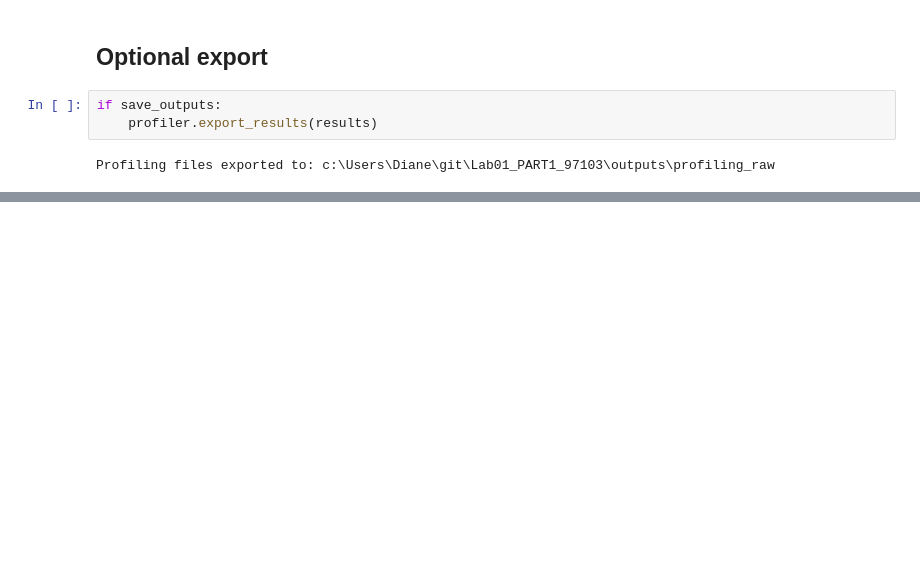
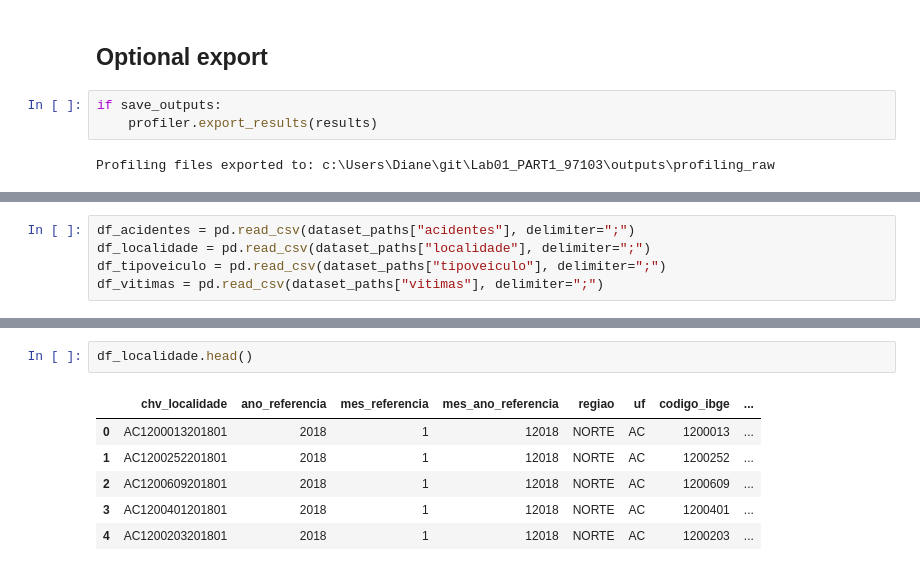
Before and after one commit to dianedeps/Lab01_PART1_97103, a Jupyter notebook: notebooks/02_raw_data_profiling.ipynb, the cells around one changed output, grey strips where cells are left out. Saved outputs shown, nothing was run; the diff lists cells and outputs as text; blank space fills up the shorter version.

```diff
--- a/notebooks/03_raw_data_profiling.ipynb
+++ b/notebooks/02_raw_data_profiling.ipynb
@@ -240,0 +229,5 @@ Profiling files exported to: c:\Users\Diane\git\Lab01_PART1_97103\outputs\profil
+# %%
+df_acidentes = pd.read_csv(dataset_paths["acidentes"], delimiter=";")
+df_localidade = pd.read_csv(dataset_paths["localidade"], delimiter=";")
+df_tipoveiculo = pd.read_csv(dataset_paths["tipoveiculo"], delimiter=";")
+df_vitimas = pd.read_csv(dataset_paths["vitimas"], delimiter=";")
@@ -240,0 +248,9 @@ Profiling files exported to: c:\Users\Diane\git\Lab01_PART1_97103\outputs\profil
+# %%
+df_localidade.head()
+# %% [output]
+|  | chv_localidade | ano_referencia | mes_referencia | mes_ano_referencia | regiao | uf | codigo_ibge | ... |
+| 0 | AC1200013201801 | 2018 | 1 | 12018 | NORTE | AC | 1200013 | ... |
+| 1 | AC1200252201801 | 2018 | 1 | 12018 | NORTE | AC | 1200252 | ... |
+| 2 | AC1200609201801 | 2018 | 1 | 12018 | NORTE | AC | 1200609 | ... |
+| 3 | AC1200401201801 | 2018 | 1 | 12018 | NORTE | AC | 1200401 | ... |
+| 4 | AC1200203201801 | 2018 | 1 | 12018 | NORTE | AC | 1200203 | ... |
```
Also changed, not shown: parts of 10 cells of this notebook, 9 other files.
